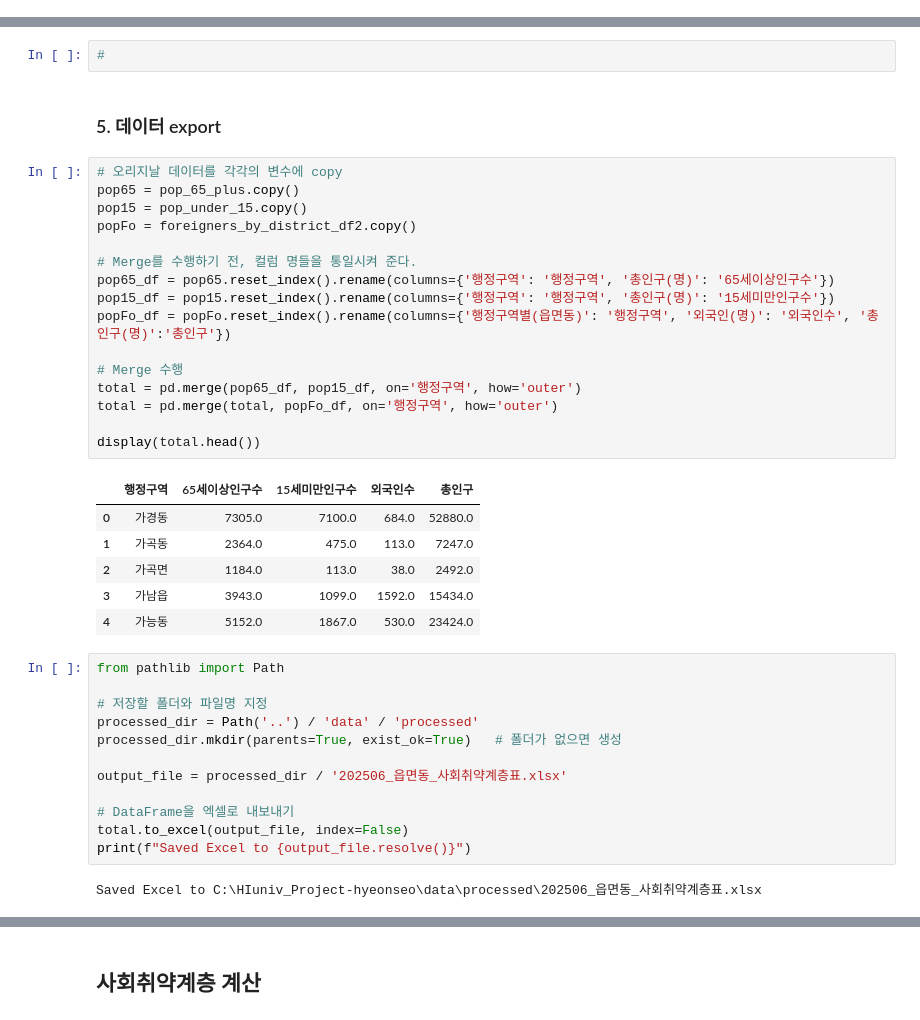
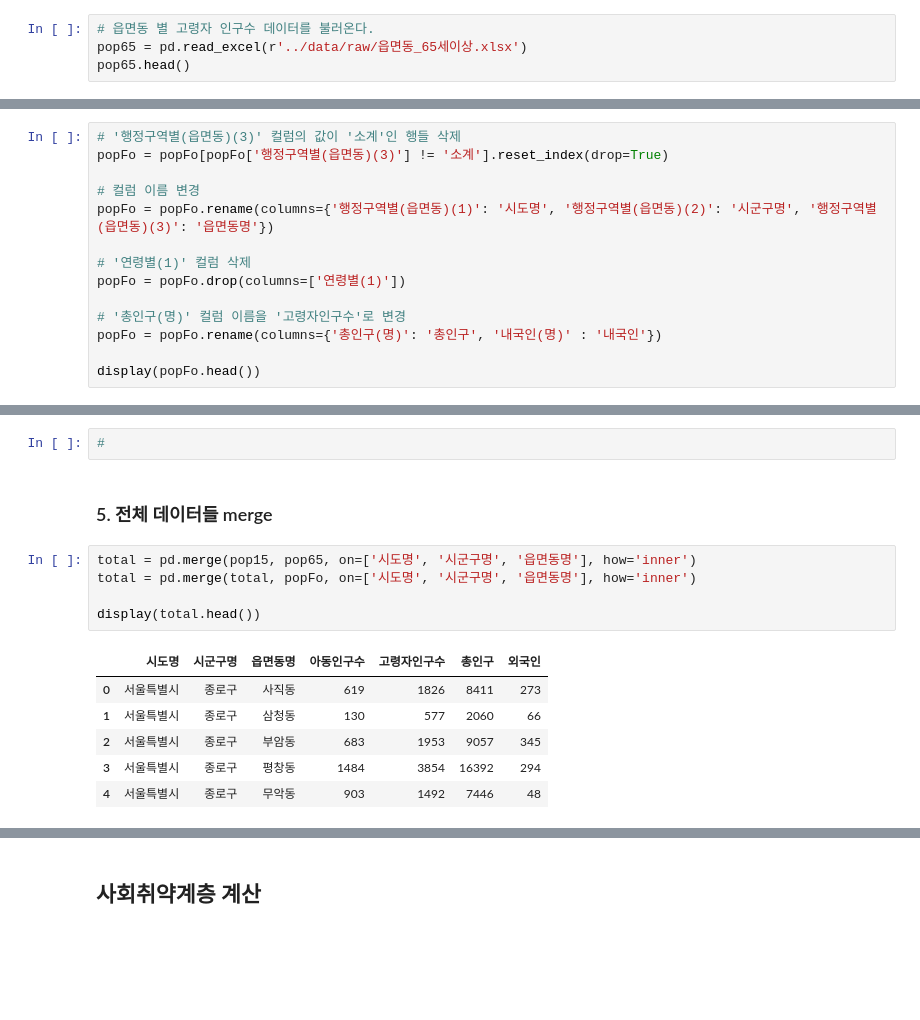
Before and after one commit to prunusmume99/HIuniv_Project, a Jupyter notebook: notebooks/사회취약계층.ipynb, the cells around one changed output, grey strips where cells are left out. Saved outputs shown, nothing was run; the diff lists cells and outputs as text; blank space fills up the shorter version.

```diff
--- a/notebooks/사회취약계층.ipynb
+++ b/notebooks/사회취약계층.ipynb
@@ -59,0 +158,4 @@ Name: 총인구(명), dtype: float64
+# %%
+# 읍면동 별 고령자 인구수 데이터를 불러온다.
+pop65 = pd.read_excel(r'../data/raw/읍면동_65세이상.xlsx')
+pop65.head()
@@ -92,0 +240,14 @@ display(foreigners_by_district_df2.head())
+# %%
+# '행정구역별(읍면동)(3)' 컬럼의 값이 '소계'인 행들 삭제
+popFo = popFo[popFo['행정구역별(읍면동)(3)'] != '소계'].reset_index(drop=True)
+
+# 컬럼 이름 변경
+popFo = popFo.rename(columns={'행정구역별(읍면동)(1)': '시도명', '행정구역별(읍면동)(2)': '시군구명', '행정구역별(읍면동)(3)': '읍면동명'})
+
+# '연령별(1)' 컬럼 삭제
+popFo = popFo.drop(columns=['연령별(1)'])
+
+# '총인구(명)' 컬럼 이름을 '고령자인구수'로 변경
+popFo = popFo.rename(columns={'총인구(명)': '총인구', '내국인(명)' : '내국인'})
+
+display(popFo.head())
@@ -94,42 +295,17 @@ display(foreigners_by_district_df2.head())
 ### 4. 행정구역별 장애인 인구수
 # %%
 #
-# %% [markdown]
-### 5. 데이터 export
-# %%
-# 오리지날 데이터를 각각의 변수에 copy
-pop65 = pop_65_plus.copy()
-pop15 = pop_under_15.copy()
-popFo = foreigners_by_district_df2.copy()
-
-# Merge를 수행하기 전, 컬럼 명들을 통일시켜 준다.
-pop65_df = pop65.reset_index().rename(columns={'행정구역': '행정구역', '총인구(명)': '65세이상인구수'})
-pop15_df = pop15.reset_index().rename(columns={'행정구역': '행정구역', '총인구(명)': '15세미만인구수'})
-popFo_df = popFo.reset_index().rename(columns={'행정구역별(읍면동)': '행정구역', '외국인(명)': '외국인수', '총인구(명)':'총인구'})
-
-# Merge 수행
-total = pd.merge(pop65_df, pop15_df, on='행정구역', how='outer')
-total = pd.merge(total, popFo_df, on='행정구역', how='outer')
-
-display(total.head())
-# %% [output]
-|  | 행정구역 | 65세이상인구수 | 15세미만인구수 | 외국인수 | 총인구 |
-| 0 | 가경동 | 7305.0 | 7100.0 | 684.0 | 52880.0 |
-| 1 | 가곡동 | 2364.0 | 475.0 | 113.0 | 7247.0 |
-| 2 | 가곡면 | 1184.0 | 113.0 | 38.0 | 2492.0 |
-| 3 | 가남읍 | 3943.0 | 1099.0 | 1592.0 | 15434.0 |
-| 4 | 가능동 | 5152.0 | 1867.0 | 530.0 | 23424.0 |
-# %%
-from pathlib import Path
-
-# 저장할 폴더와 파일명 지정
-processed_dir = Path('..') / 'data' / 'processed'
-processed_dir.mkdir(parents=True, exist_ok=True)   # 폴더가 없으면 생성
-
-output_file = processed_dir / '202506_읍면동_사회취약계층표.xlsx'
-
-# DataFrame을 엑셀로 내보내기
-total.to_excel(output_file, index=False)
-print(f"Saved Excel to {output_file.resolve()}")
-# %% [output]
-Saved Excel to C:\HIuniv_Project-hyeonseo\data\processed\202506_읍면동_사회취약계층표.xlsx
+# %% [markdown]
+### 5. 전체 데이터들 merge
+# %%
+total = pd.merge(pop15, pop65, on=['시도명', '시군구명', '읍면동명'], how='inner')
+total = pd.merge(total, popFo, on=['시도명', '시군구명', '읍면동명'], how='inner')
+
+display(total.head())
+# %% [output]
+|  | 시도명 | 시군구명 | 읍면동명 | 아동인구수 | 고령자인구수 | 총인구 | 외국인 |
+| 0 | 서울특별시 | 종로구 | 사직동 | 619 | 1826 | 8411 | 273 |
+| 1 | 서울특별시 | 종로구 | 삼청동 | 130 | 577 | 2060 | 66 |
+| 2 | 서울특별시 | 종로구 | 부암동 | 683 | 1953 | 9057 | 345 |
+| 3 | 서울특별시 | 종로구 | 평창동 | 1484 | 3854 | 16392 | 294 |
+| 4 | 서울특별시 | 종로구 | 무악동 | 903 | 1492 | 7446 | 48 |
```
Also changed, not shown: parts of 34 cells of this notebook, 7 other files.
